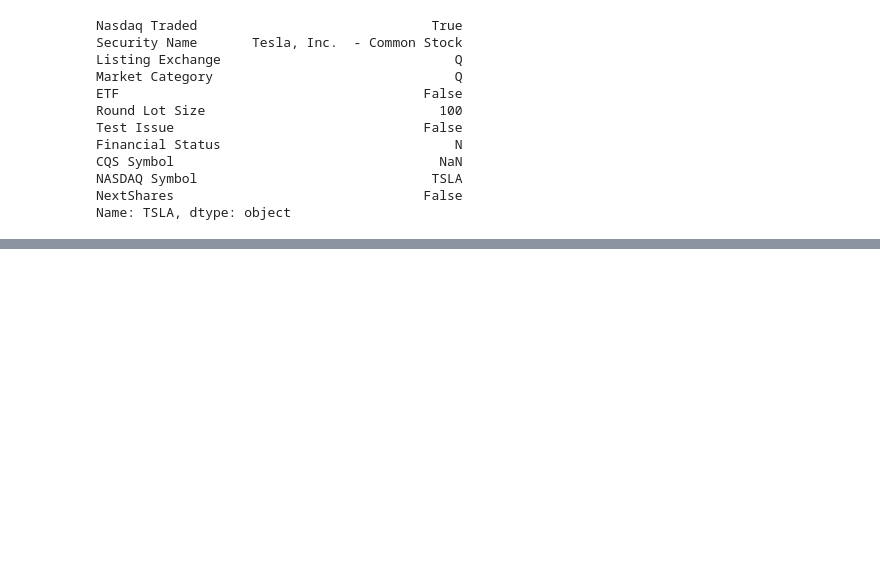
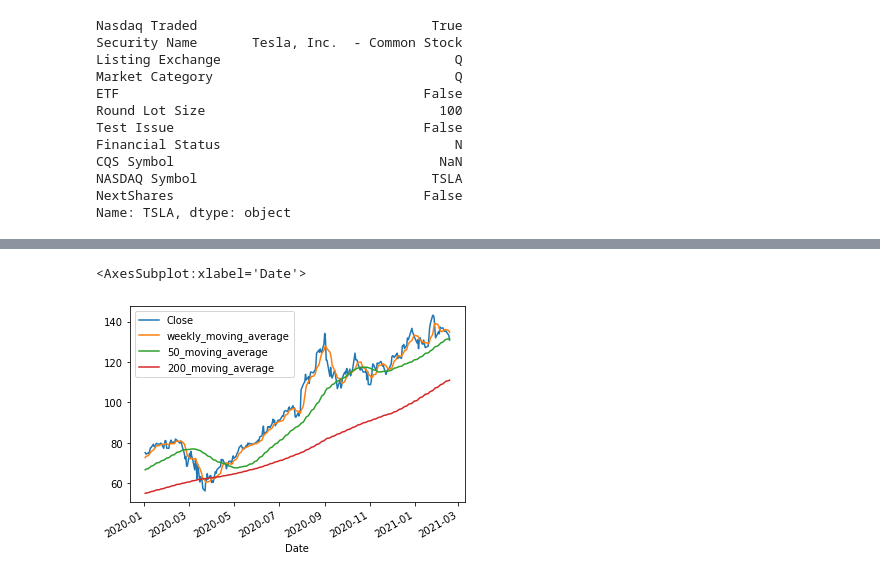
Before and after one commit to george887/IEX_API, a Jupyter notebook: Pandas_Datareader_for_API.ipynb, the cells around one changed output, grey strips where cells are left out. Drawn from its saved outputs; the diff is of its cells as text; code cells hidden in the pictures; blank space fills up the shorter version.

```diff
--- a/Pandas_Datareader_for_API.ipynb
+++ b/Pandas_Datareader_for_API.ipynb
@@ -133,0 +220,3 @@ Name: TSLA, dtype: object
+# %%
+df['50_moving_average'] = df['Close'].rolling(50).mean()
+df['200_moving_average'] = df['Close'].rolling(200).mean()
@@ -133,0 +233,6 @@ Name: TSLA, dtype: object
+# %%
+# 2020 weekly, 50 and 200 day moving average
+df[['Close','weekly_moving_average','50_moving_average','200_moving_average']].loc['2020-01-01':].plot()
+# %% [output]
+<AxesSubplot:xlabel='Date'>
+[figure, added]
```
Also changed, not shown: parts of 12 cells of this notebook.
